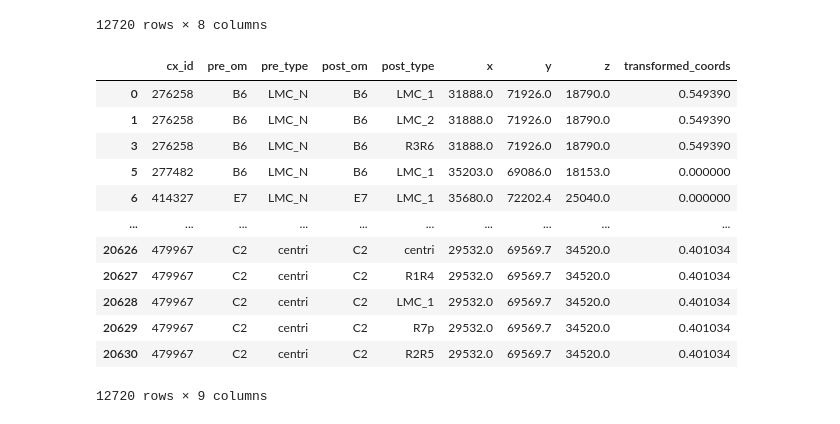
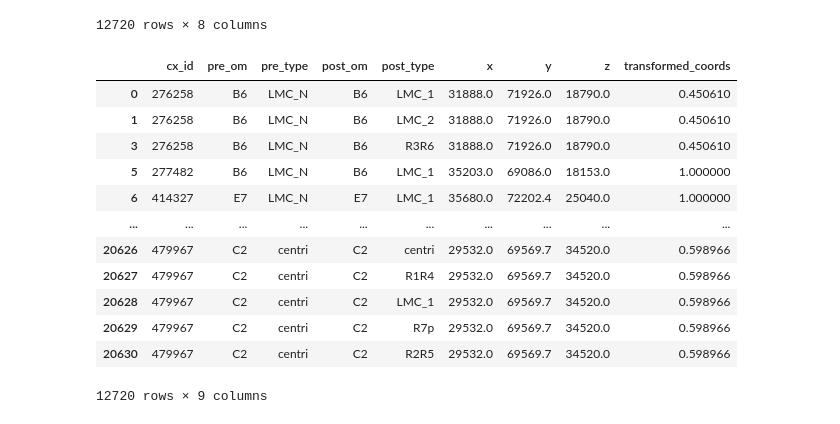
Before and after one commit to dshefter/Lamina-Project, a Jupyter notebook: lamina_september2020.ipynb, the cells around one changed output. Saved outputs shown, nothing was run; the diff lists cells and outputs as text; code cells hidden in the pictures.

```diff
--- a/lamina_september2020.ipynb
+++ b/lamina_september2020.ipynb
@@ -84,43 +84,58 @@ df_comp
 def do_PCA(coordinates):
     pca = PCA(n_components=1)
     pca.fit(coordinates)
-    pca.components_ *= -np.sign(pca.components_[0,0])
     trans_all = pca.transform(coordinates)
-    return trans_all
-
-# Function to normalize om coords
-
-def normalize(trans):
-    normalized = (trans-np.min(trans))/(np.max(trans)-np.min(trans))
+    normalized = (trans_all-np.min(trans_all))/(np.max(trans_all)-np.min(trans_all))
     return normalized
+# %%
+# Function to flip orientation
+
+def flip_PCA(dfd):
+    pre_oms = dfd['pre_om'].unique()
+
+    for o in pre_oms:
+#         print(o)
+        dfo = dfd.loc[dfd['pre_om'] == o]
+        dfmin = dfo.loc[dfo['x'] == min(dfo['x'])]
+        dfmin = dfmin[['x','transformed_coords']]
+        dfmax = dfo.loc[dfo['x'] == max(dfo['x'])]
+        dfmax = dfmax[['x','transformed_coords']]
+#         display(dfmin, dfmax)
+
+        if dfmin['transformed_coords'].min() < dfmax['transformed_coords'].max():
+            continue
+        else:
+            dfd.loc[dfd['pre_om'] == o, 'transformed_coords'] = 1 - dfd.loc[dfd['pre_om'] == o, 'transformed_coords']
+    return dfd
 # %%
 # Makes df with transformed coords
 
-dfd = df_comp.copy()
+df_temp = df_comp.copy()
 dfd["transformed_coords"] = np.nan
 for om, rows in df_comp.groupby('pre_om'):
     coords = rows.loc[:, ['x', 'y', 'z']]
-    trans_all = do_PCA(coords)
-
-    # Normalizing from 0-1
-
-    normalized = normalize(trans_all)
+    normalized = do_PCA(coords)
     norm_list = [x[0] for x in normalized]
     dfd.loc[dfd["pre_om"]==om,"transformed_coords"] = norm_list
-display(dfd)
+
+# display(dfd)
+dfd_final = flip_PCA(dfd)
+display(dfd_final)
+# print("should be flipped")
+# display(dfd_flipped)
 # %% [output]
 |  | cx_id | pre_om | pre_type | post_om | post_type | x | y | z | transformed_coords |
-| 0 | 276258 | B6 | LMC_N | B6 | LMC_1 | 31888.0 | 71926.0 | 18790.0 | 0.549390 |
-| 1 | 276258 | B6 | LMC_N | B6 | LMC_2 | 31888.0 | 71926.0 | 18790.0 | 0.549390 |
-| 3 | 276258 | B6 | LMC_N | B6 | R3R6 | 31888.0 | 71926.0 | 18790.0 | 0.549390 |
-| 5 | 277482 | B6 | LMC_N | B6 | LMC_1 | 35203.0 | 69086.0 | 18153.0 | 0.000000 |
-| 6 | 414327 | E7 | LMC_N | E7 | LMC_1 | 35680.0 | 72202.4 | 25040.0 | 0.000000 |
+| 0 | 276258 | B6 | LMC_N | B6 | LMC_1 | 31888.0 | 71926.0 | 18790.0 | 0.450610 |
+| 1 | 276258 | B6 | LMC_N | B6 | LMC_2 | 31888.0 | 71926.0 | 18790.0 | 0.450610 |
+| 3 | 276258 | B6 | LMC_N | B6 | R3R6 | 31888.0 | 71926.0 | 18790.0 | 0.450610 |
+| 5 | 277482 | B6 | LMC_N | B6 | LMC_1 | 35203.0 | 69086.0 | 18153.0 | 1.000000 |
+| 6 | 414327 | E7 | LMC_N | E7 | LMC_1 | 35680.0 | 72202.4 | 25040.0 | 1.000000 |
 | ... | ... | ... | ... | ... | ... | ... | ... | ... | ... |
-| 20626 | 479967 | C2 | centri | C2 | centri | 29532.0 | 69569.7 | 34520.0 | 0.401034 |
-| 20627 | 479967 | C2 | centri | C2 | R1R4 | 29532.0 | 69569.7 | 34520.0 | 0.401034 |
-| 20628 | 479967 | C2 | centri | C2 | LMC_1 | 29532.0 | 69569.7 | 34520.0 | 0.401034 |
-| 20629 | 479967 | C2 | centri | C2 | R7p | 29532.0 | 69569.7 | 34520.0 | 0.401034 |
-| 20630 | 479967 | C2 | centri | C2 | R2R5 | 29532.0 | 69569.7 | 34520.0 | 0.401034 |
+| 20626 | 479967 | C2 | centri | C2 | centri | 29532.0 | 69569.7 | 34520.0 | 0.598966 |
+| 20627 | 479967 | C2 | centri | C2 | R1R4 | 29532.0 | 69569.7 | 34520.0 | 0.598966 |
+| 20628 | 479967 | C2 | centri | C2 | LMC_1 | 29532.0 | 69569.7 | 34520.0 | 0.598966 |
+| 20629 | 479967 | C2 | centri | C2 | R7p | 29532.0 | 69569.7 | 34520.0 | 0.598966 |
+| 20630 | 479967 | C2 | centri | C2 | R2R5 | 29532.0 | 69569.7 | 34520.0 | 0.598966 |
 12720 rows × 9 columns
 # %%
 # Comparing untransformed/transformed coordinates
```
Also changed, not shown: parts of 6 cells of this notebook.
